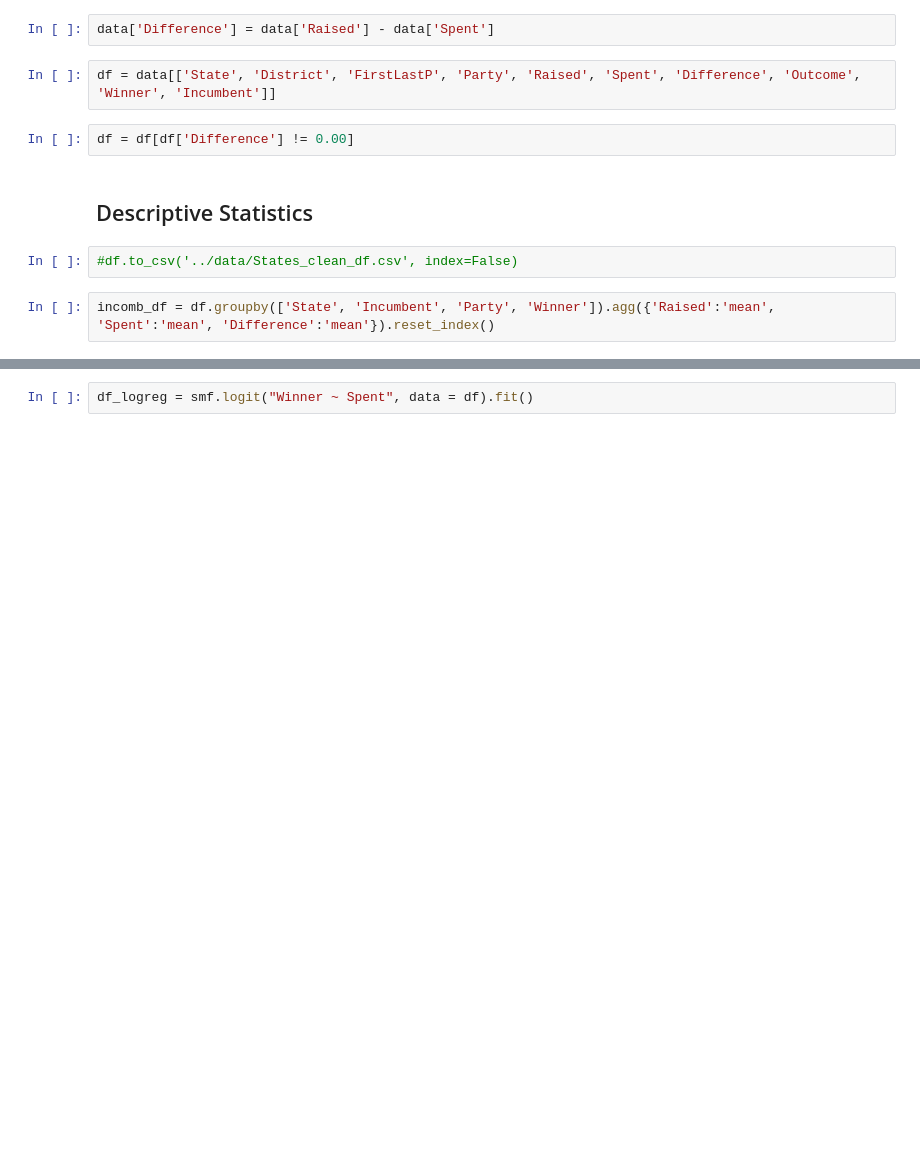
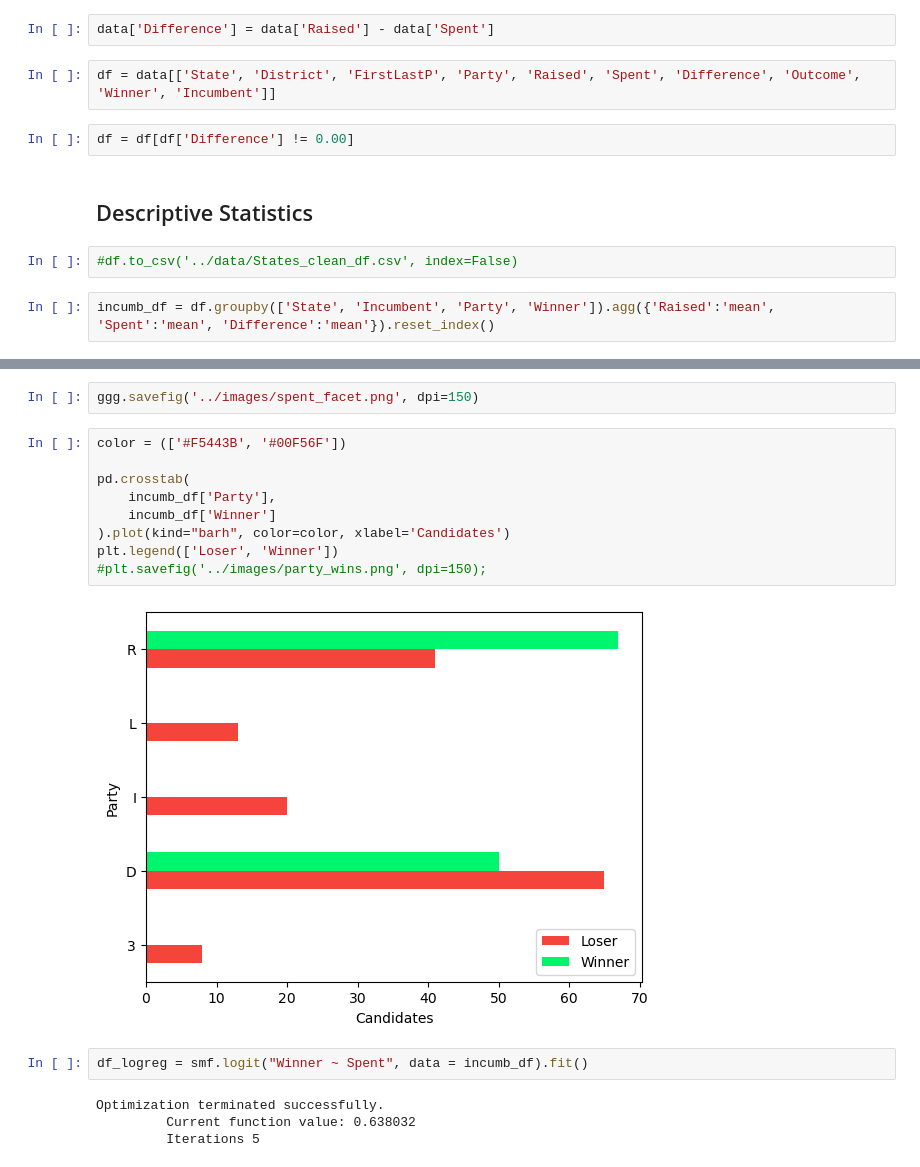
Before and after one commit to nss-data-science-cohort-8/open-secrets-skittles, a Jupyter notebook: notebooks/Analysis_skittles_election_project_clj.ipynb, the cells around one changed output, grey strips where cells are left out. Drawn from its saved outputs; the diff is of its cells as text; blank space fills up the shorter version.

```diff
--- a/notebooks/Analysis_skittles_election_project_clj.ipynb
+++ b/notebooks/Analysis_skittles_election_project_clj.ipynb
@@ -43,5 +43,5 @@ df = df[df['Difference'] != 0.00]
 # %%
 #df.to_csv('../data/States_clean_df.csv', index=False)
 # %%
-incomb_df = df.groupby(['State', 'Incumbent', 'Party', 'Winner']).agg({'Raised':'mean', 'Spent':'mean', 'Difference':'mean'}).reset_index()
+incumb_df = df.groupby(['State', 'Incumbent', 'Party', 'Winner']).agg({'Raised':'mean', 'Spent':'mean', 'Difference':'mean'}).reset_index()
 # %%
@@ -88,4 +93,21 @@ plt.show()
+# %%
+ggg.savefig('../images/spent_facet.png', dpi=150)
+# %%
+color = (['#F5443B', '#00F56F'])
+
+pd.crosstab(
+    incumb_df['Party'],
+    incumb_df['Winner']
+).plot(kind="barh", color=color, xlabel='Candidates')
+plt.legend(['Loser', 'Winner'])
+#plt.savefig('../images/party_wins.png', dpi=150);
+# %% [output]
+[figure, new version]
 # %%
-df_logreg = smf.logit("Winner ~ Spent", data = df).fit()
+df_logreg = smf.logit("Winner ~ Spent", data = incumb_df).fit()
+# %% [output]
+Optimization terminated successfully.
+         Current function value: 0.638032
+         Iterations 5
 # %%
 df_logreg.params
```
Also changed, not shown: parts of 18 cells of this notebook.
